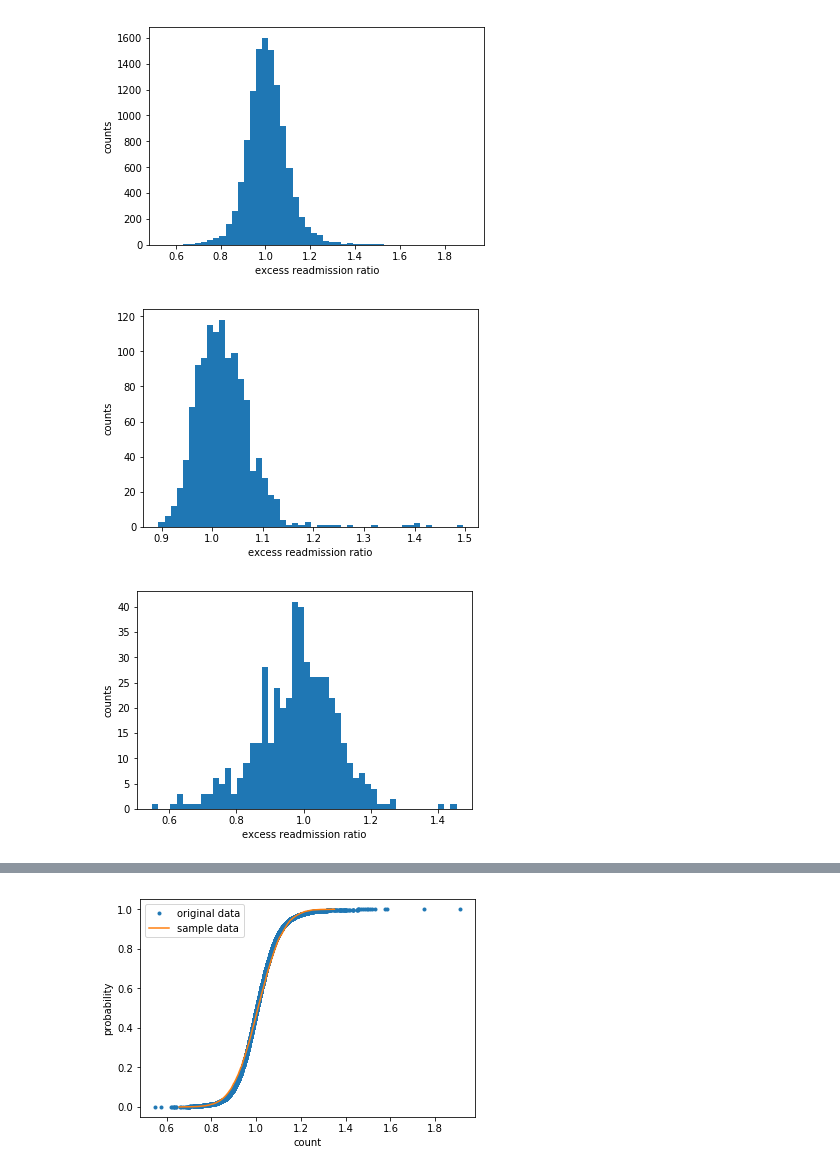
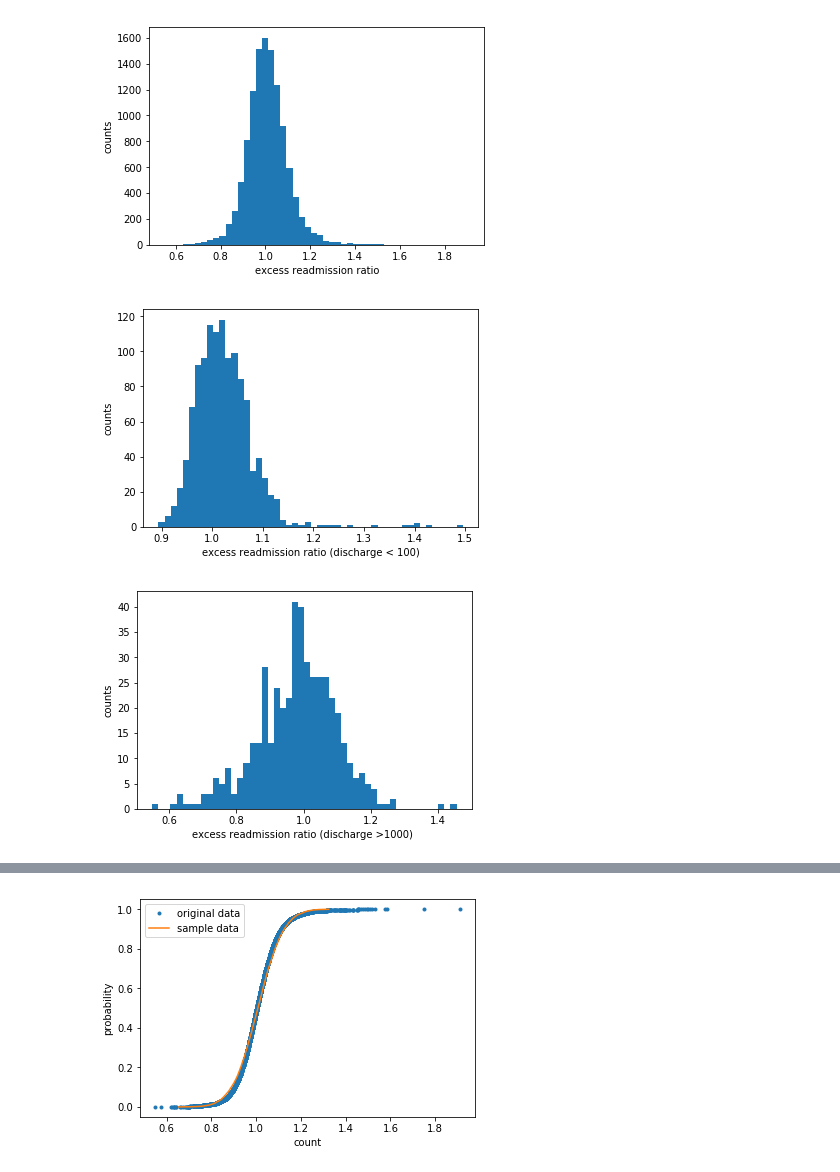
Before and after one commit to sittingman/springboardproj, a Jupyter notebook: hospital_readmit/sliderule_dsi_inferential_statistics_exercise_3.ipynb, the cells around one changed output, grey strips where cells are left out. Cells and saved outputs as stored; diff of their text form; code cells hidden in the pictures.

```diff
--- a/hospital_readmit/sliderule_dsi_inferential_statistics_exercise_3.ipynb
+++ b/hospital_readmit/sliderule_dsi_inferential_statistics_exercise_3.ipynb
@@ -158,15 +162,15 @@ plt.show()
 [figure]
 # %%
 _ = plt.hist(excess_adm_100, bins=50)
-_ = plt.xlabel('excess readmission ratio')
+_ = plt.xlabel('excess readmission ratio (discharge < 100)')
 _ = plt.ylabel('counts')
 plt.show()
 # %% [output]
-[figure, old version]
+[figure, new version]
 # %%
 _ = plt.hist(excess_adm_1000, bins=50)
-_ = plt.xlabel('excess readmission ratio')
+_ = plt.xlabel('excess readmission ratio (discharge >1000) ')
 _ = plt.ylabel('counts')
 plt.show()
 # %% [output]
-[figure, old version]
+[figure, new version]
```
Also changed, not shown: parts of 9 cells of this notebook.
